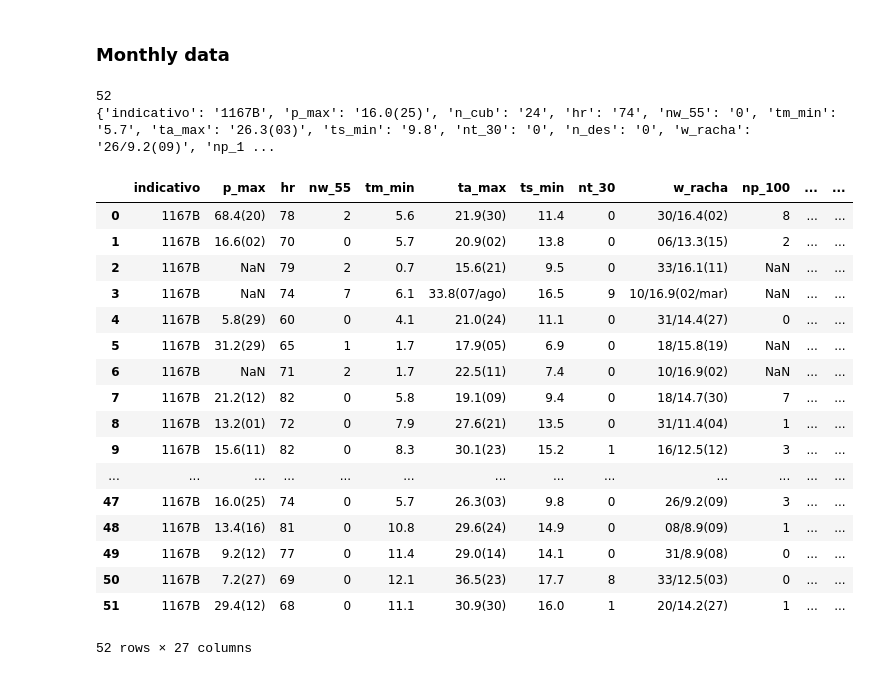
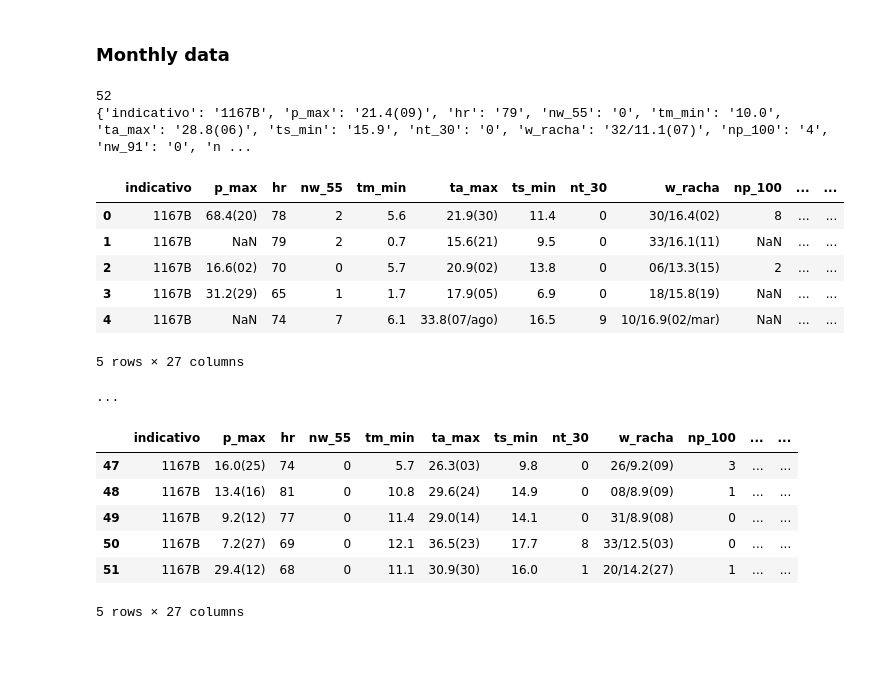
Before and after one commit to reddgr/energy-price-forecasting-in-power-grids, a Jupyter notebook: notebooks/04_AEMET_OpenData.ipynb, the cells around one changed output. Cells and saved outputs as stored; diff of their text form; code cells hidden in the pictures.

```diff
--- a/notebooks/04_AEMET_OpenData.ipynb
+++ b/notebooks/04_AEMET_OpenData.ipynb
@@ -314,36 +321,32 @@ display(pd.DataFrame(json_data).head(5))
 # %%
 anioIniStr = "2020"
 anioFinStr = "2023"
 idema = "1167B"
 QUERY = f"valores/climatologicos/mensualesanuales/datos/anioini/{anioIniStr}/aniofin/{anioFinStr}/estacion/{idema}"
 
 datos_url = _get_data_url(QUERY)
 json_data = _download_json(datos_url)
 
 print(len(json_data))
 print(json_data[random.randint(0, len(json_data)-1)])
-# display(pd.DataFrame(json_data).head(5))
+display(pd.DataFrame(json_data).head(5))
+print("...")
+display(pd.DataFrame(json_data).tail(5))
 # %% [output]
 52
-{'indicativo': '1167B', 'p_max': '16.0(25)', 'n_cub': '24', 'hr': '74', 'nw_55': '0', 'tm_min': '5.7', 'ta_max': '26.3(03)', 'ts_min': '9.8', 'nt_30': '0', 'n_des': '0', 'w_racha': '26/9.2(09)', 'np_1 ...
+{'indicativo': '1167B', 'p_max': '21.4(09)', 'hr': '79', 'nw_55': '0', 'tm_min': '10.0', 'ta_max': '28.8(06)', 'ts_min': '15.9', 'nt_30': '0', 'w_racha': '32/11.1(07)', 'np_100': '4', 'nw_91': '0', 'n ...
+|  | indicativo | p_max | hr | nw_55 | tm_min | ta_max | ts_min | nt_30 | w_racha | np_100 | ... | ... |
+| 0 | 1167B | 68.4(20) | 78 | 2 | 5.6 | 21.9(30) | 11.4 | 0 | 30/16.4(02) | 8 | ... | ... |
+| 1 | 1167B | NaN | 79 | 2 | 0.7 | 15.6(21) | 9.5 | 0 | 33/16.1(11) | NaN | ... | ... |
+| 2 | 1167B | 16.6(02) | 70 | 0 | 5.7 | 20.9(02) | 13.8 | 0 | 06/13.3(15) | 2 | ... | ... |
+| 3 | 1167B | 31.2(29) | 65 | 1 | 1.7 | 17.9(05) | 6.9 | 0 | 18/15.8(19) | NaN | ... | ... |
+| 4 | 1167B | NaN | 74 | 7 | 6.1 | 33.8(07/ago) | 16.5 | 9 | 10/16.9(02/mar) | NaN | ... | ... |
+5 rows × 27 columns
+...
+|  | indicativo | p_max | hr | nw_55 | tm_min | ta_max | ts_min | nt_30 | w_racha | np_100 | ... | ... |
+| 47 | 1167B | 16.0(25) | 74 | 0 | 5.7 | 26.3(03) | 9.8 | 0 | 26/9.2(09) | 3 | ... | ... |
+| 48 | 1167B | 13.4(16) | 81 | 0 | 10.8 | 29.6(24) | 14.9 | 0 | 08/8.9(09) | 1 | ... | ... |
+| 49 | 1167B | 9.2(12) | 77 | 0 | 11.4 | 29.0(14) | 14.1 | 0 | 31/8.9(08) | 0 | ... | ... |
+| 50 | 1167B | 7.2(27) | 69 | 0 | 12.1 | 36.5(23) | 17.7 | 8 | 33/12.5(03) | 0 | ... | ... |
+| 51 | 1167B | 29.4(12) | 68 | 0 | 11.1 | 30.9(30) | 16.0 | 1 | 20/14.2(27) | 1 | ... | ... |
+5 rows × 27 columns
-# %%
-display(pd.DataFrame(json_data))
-# %% [output]
-|  | indicativo | p_max | hr | nw_55 | tm_min | ta_max | ts_min | nt_30 | w_racha | np_100 | ... | ... |
-| 0 | 1167B | 68.4(20) | 78 | 2 | 5.6 | 21.9(30) | 11.4 | 0 | 30/16.4(02) | 8 | ... | ... |
-| 1 | 1167B | 16.6(02) | 70 | 0 | 5.7 | 20.9(02) | 13.8 | 0 | 06/13.3(15) | 2 | ... | ... |
-| 2 | 1167B | NaN | 79 | 2 | 0.7 | 15.6(21) | 9.5 | 0 | 33/16.1(11) | NaN | ... | ... |
-| 3 | 1167B | NaN | 74 | 7 | 6.1 | 33.8(07/ago) | 16.5 | 9 | 10/16.9(02/mar) | NaN | ... | ... |
-| 4 | 1167B | 5.8(29) | 60 | 0 | 4.1 | 21.0(24) | 11.1 | 0 | 31/14.4(27) | 0 | ... | ... |
-| 5 | 1167B | 31.2(29) | 65 | 1 | 1.7 | 17.9(05) | 6.9 | 0 | 18/15.8(19) | NaN | ... | ... |
-| 6 | 1167B | NaN | 71 | 2 | 1.7 | 22.5(11) | 7.4 | 0 | 10/16.9(02) | NaN | ... | ... |
-| 7 | 1167B | 21.2(12) | 82 | 0 | 5.8 | 19.1(09) | 9.4 | 0 | 18/14.7(30) | 7 | ... | ... |
-| 8 | 1167B | 13.2(01) | 72 | 0 | 7.9 | 27.6(21) | 13.5 | 0 | 31/11.4(04) | 1 | ... | ... |
-| 9 | 1167B | 15.6(11) | 82 | 0 | 8.3 | 30.1(23) | 15.2 | 1 | 16/12.5(12) | 3 | ... | ... |
-| ... | ... | ... | ... | ... | ... | ... | ... | ... | ... | ... | ... | ... |
-| 47 | 1167B | 16.0(25) | 74 | 0 | 5.7 | 26.3(03) | 9.8 | 0 | 26/9.2(09) | 3 | ... | ... |
-| 48 | 1167B | 13.4(16) | 81 | 0 | 10.8 | 29.6(24) | 14.9 | 0 | 08/8.9(09) | 1 | ... | ... |
-| 49 | 1167B | 9.2(12) | 77 | 0 | 11.4 | 29.0(14) | 14.1 | 0 | 31/8.9(08) | 0 | ... | ... |
-| 50 | 1167B | 7.2(27) | 69 | 0 | 12.1 | 36.5(23) | 17.7 | 8 | 33/12.5(03) | 0 | ... | ... |
-| 51 | 1167B | 29.4(12) | 68 | 0 | 11.1 | 30.9(30) | 16.0 | 1 | 20/14.2(27) | 1 | ... | ... |
-52 rows × 27 columns
```
Also changed, not shown: parts of 8 cells of this notebook.
